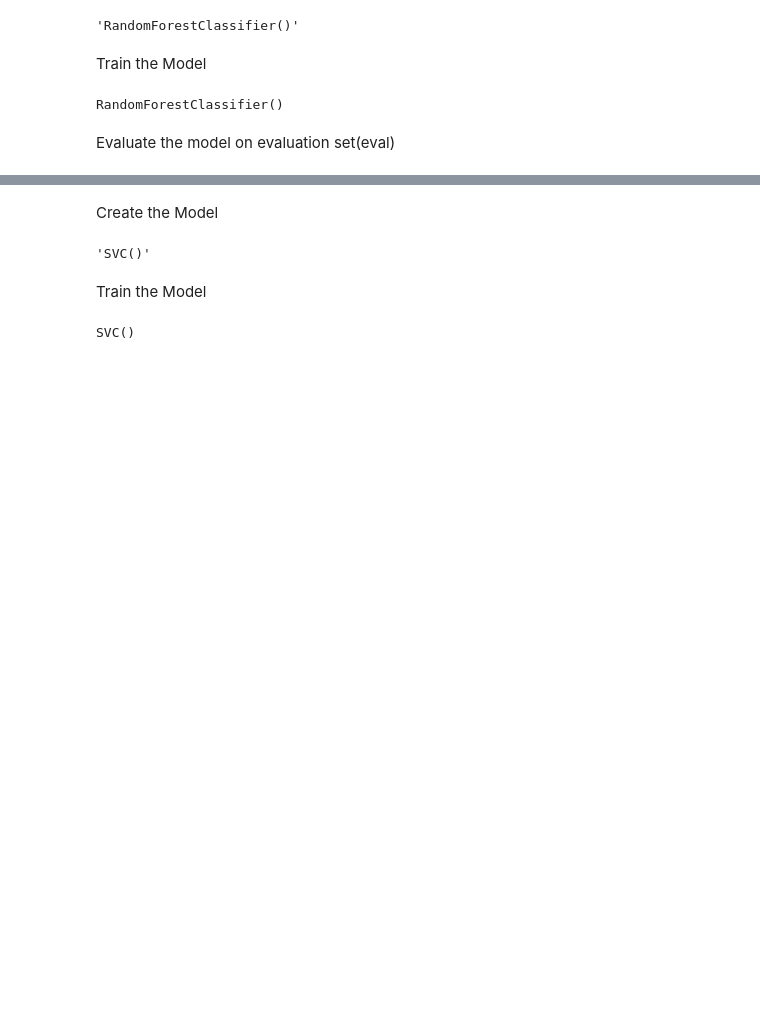
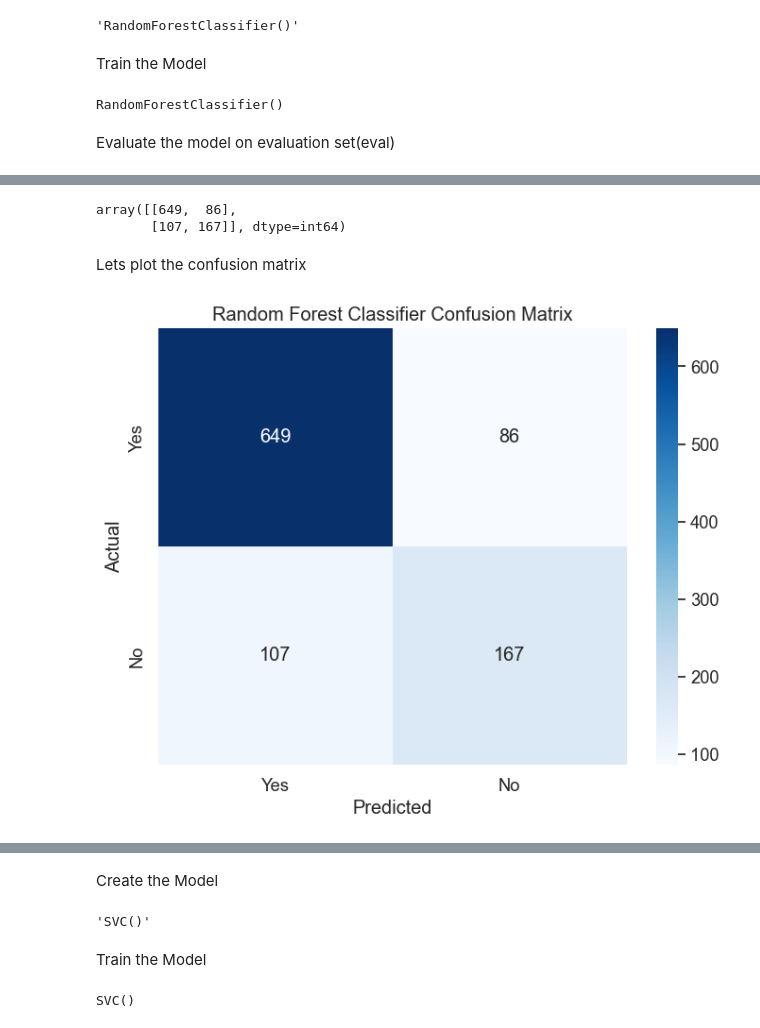
Before and after one commit to MarthaK-Coder/Azubi-Africa-LP2-Sprint, a Jupyter notebook: Project2 Notebook.ipynb, the cells around one changed output, grey strips where cells are left out. Drawn from its saved outputs; the diff is of its cells as text; code cells hidden in the pictures; blank space fills up the shorter version.

```diff
--- a/Project2 Notebook.ipynb
+++ b/Project2 Notebook.ipynb
@@ -1620,0 +1653,23 @@ weighted avg       0.81      0.81      0.81      1009
+# %%
+confusion_rfc = confusion_matrix(y_eval,y_eval_pred)
+confusion_rfc
+# %% [output]
+array([[649,  86],
+       [107, 167]], dtype=int64)
+# %% [markdown]
+Lets plot the confusion matrix
+# %%
+confusion_rfc
+# Labels for the matrix
+labels = ['Yes', 'No']
+
+# Create a confusion matrix plot
+plt.figure(figsize=(8, 6))
+sns.set(font_scale=1.2)
+sns.heatmap(confusion_rfc, annot=True, fmt="d", cmap="Blues", xticklabels=labels, yticklabels=labels)
+plt.xlabel('Predicted')
+plt.ylabel('Actual')
+plt.title('Random Forest Classifier Confusion Matrix')
+plt.show()
+# %% [output]
+[figure, added]
```
Also changed, not shown: parts of 63 cells of this notebook.
